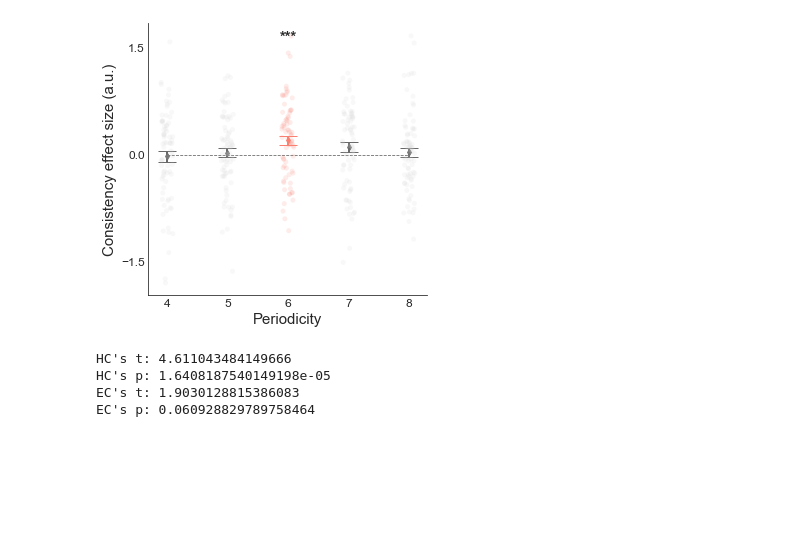
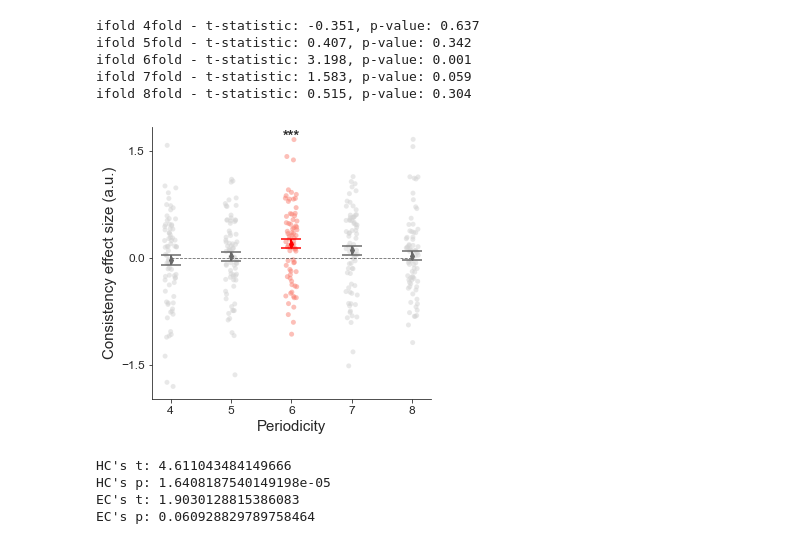
Before and after one commit to YukunQu/DCM, a Jupyter notebook: analysis/mri/figure/figure2.ipynb, the cells around one changed output. Cells and saved outputs as stored; diff of their text form; code cells hidden in the pictures; blank space fills up the shorter version.

```diff
--- a/analysis/mri/figure/figure2.ipynb
+++ b/analysis/mri/figure/figure2.ipynb
@@ -13,53 +78,79 @@ matplotlib.rcParams['ps.fonttype'] = 42
 # %%
-sns.set_style("white")
 data = pd.read_csv(r'/mnt/workdir/DCM/Result/analysis/Specificity_to_6/nilearn_cv/sub_stats-z_roi-ec_trial-even.csv')
 # high performance filter
 participants_tsv = r'/mnt/workdir/DCM/BIDS/participants.tsv'
 participants_data = pd.read_csv(participants_tsv, sep='\t')
 hp_info = participants_data.query(f'(game1_fmri>=0.5)and(game1_acc>0.8)')  # look out
 hp_sub = hp_info['Participant_ID'].to_list()
 data = data.loc[data['sub_id'].isin(hp_sub)]
 
 fig, ax = plt.subplots(figsize=(5, 5))
-#sns.boxplot(x='ifold', y="statistic", data=data, width=.5,
-#            palette=["lightgray", "lightgray", "steelblue", "lightgray", "lightgray"],
-#            boxprops={'edgecolor':'None','facecolor':'None'},showfliers=False,
-#            )
-sns.stripplot(x='ifold', y="statistic", data=data,alpha=0.15,
-              palette=["lightgray", "lightgray", 'salmon', "lightgray", "lightgray"])
-ax.tick_params(axis='both', length=0)
+sns.stripplot(x='ifold', y="statistic", data=data,alpha=0.5,size=5,
+              palette=["lightgray", "lightgray", 'salmon', "lightgray", "lightgray"],zorder=1)
 x = [0,1,2,3,4]
 y = [0]*len(x)
 plt.plot(x, y, linestyle='--', color='black',linewidth=0.8,alpha=0.6)
+
 # Calculate SEM for each group
 sem = data.groupby('ifold')['statistic'].sem().values
-
 # Plot error bars
-palette=["dimgray", "dimgray", 'salmon', "dimgray", "dimgray"]
+palette=["dimgray", "dimgray", 'red', "dimgray", "dimgray"]
 for i, group in enumerate(data.groupby('ifold')):
-    ax.errorbar(i, group[1]['statistic'].mean(), yerr=sem[i], fmt='none', color=palette[i], capsize=9,linewidth=2)
-    plt.plot(i,group[1]['statistic'].mean(), marker='d', markersize=4.5,color=palette[i])
+    ax.errorbar(i, group[1]['statistic'].mean(), yerr=sem[i], fmt='none', color=palette[i], capsize=10,capthick=1.5,linewidth=2,zorder=4)
+    plt.plot(i,group[1]['statistic'].mean(), marker='d', markersize=5,color=palette[i],zorder=3)
 
 plt.xticks([0,1,2,3,4],[4,5,6,7,8],size=12)
 plt.yticks([-1.5,0,1.5],size=12)
+
+
 plt.xlabel('Periodicity',size=15)
 plt.ylabel('Consistency effect size (a.u.)',size=15)
+
 # remove the box lines of the axis
 ax.spines['top'].set_visible(False)
 ax.spines['right'].set_visible(False)
 ax.spines['bottom'].set_visible(True)
 ax.spines['left'].set_visible(True)
 
 # Add asterisks on top of each bar
 vmean = np.max(data['ifold']=='6fold')
-ax.text(2, vmean+0.55, '***',ha='center', va='bottom',weight='bold',size=15)
+# Group the data by 'ifold'
+grouped_data = data.groupby('ifold')
 
-sub_num = len(set(data['sub_id']))
-#plt.title("HP participants(num={})".format(sub_num),size=16)
+# Perform statistical tests for each 'ifold'
+for i, group in grouped_data:
+    # Extract the statistic values for the current 'ifold' group
+    statistics = group['statistic'].values
+
+    # Perform a statistical test (e.g., t-test) against a null hypothesis
+    # Here, we assume the null hypothesis that the mean is zero
+    t_statistic, p_value = ttest_1samp(statistics, 0,alternative='greater')
+
+    # Print the results
+    t_statistic = round(t_statistic, 3)
+    p_value = round(p_value, 3)
+    print(f"ifold {i} - t-statistic: {t_statistic}, p-value: {p_value}")
+
+    # Add asterisks on top of each bar based on significance level
+    if p_value <= 0.001:
+        ax.text(i, vmean + 0.6, '***', ha='center', va='bottom', weight='bold', size=15)
+    elif p_value < 0.01:
+        ax.text(i, vmean + 0.6, '**', ha='center', va='bottom', weight='bold', size=15)
+    elif p_value < 0.05:
+        ax.text(i, vmean + 0.6, '*', ha='center', va='bottom', weight='bold', size=15)
+
+ax.tick_params(axis='x', which='both', bottom=True, top=False, direction='out')
+ax.tick_params(axis='y', which='both', left=True, right=False, direction='out')
+# #plt.title("HP participants(num={})".format(sub_num),size=16)
 plt.savefig(r'/mnt/workdir/DCM/Result/paper/figure2/Specificity_to_6fold.pdf',bbox_inches='tight',pad_inches=0,dpi=300,transparent=True)
 plt.show()
 # %% [output]
+ifold 4fold - t-statistic: -0.351, p-value: 0.637
+ifold 5fold - t-statistic: 0.407, p-value: 0.342
+ifold 6fold - t-statistic: 3.198, p-value: 0.001
+ifold 7fold - t-statistic: 1.583, p-value: 0.059
+ifold 8fold - t-statistic: 0.515, p-value: 0.304
-[figure, old version]
+[figure, new version]
 # %%
 # specify subjects
 participants_tsv = r'/mnt/workdir/DCM/BIDS/participants.tsv'
```
Also changed, not shown: parts of 14 cells of this notebook, 29 other files.
